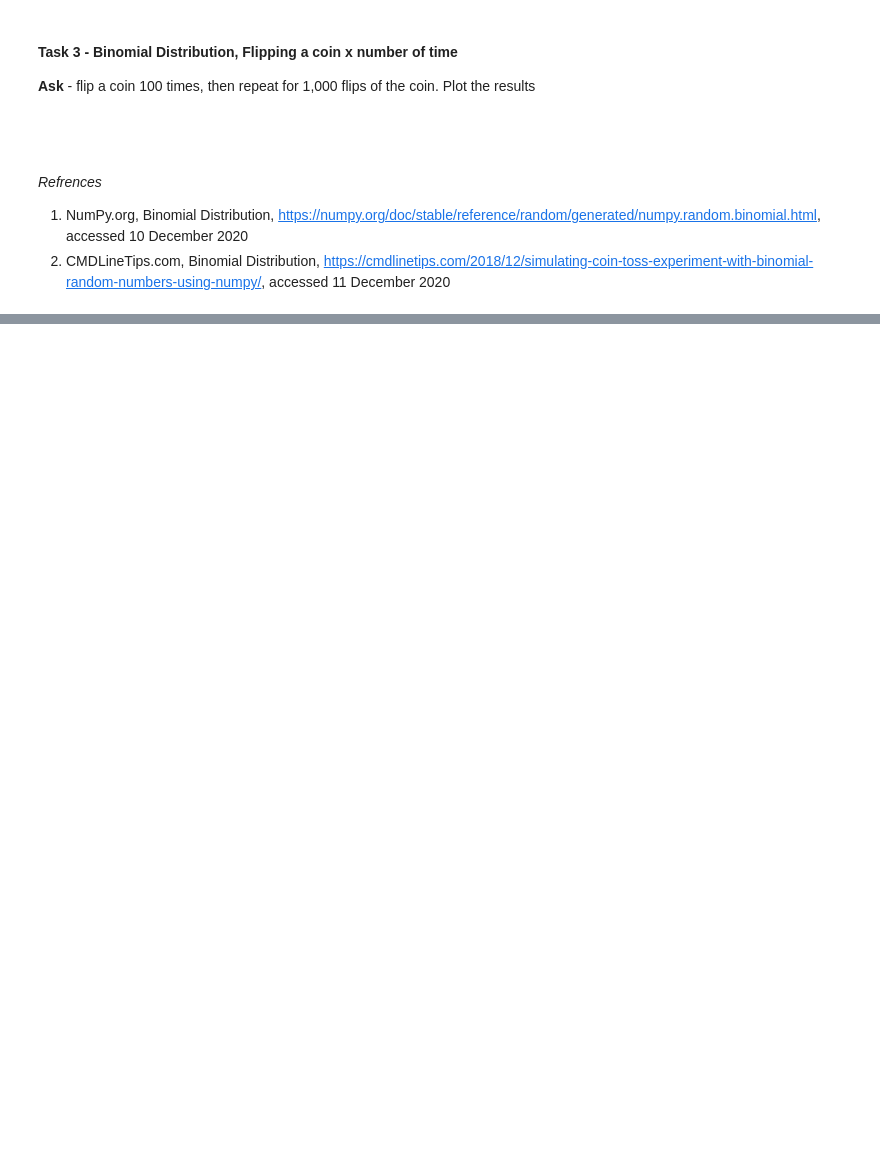
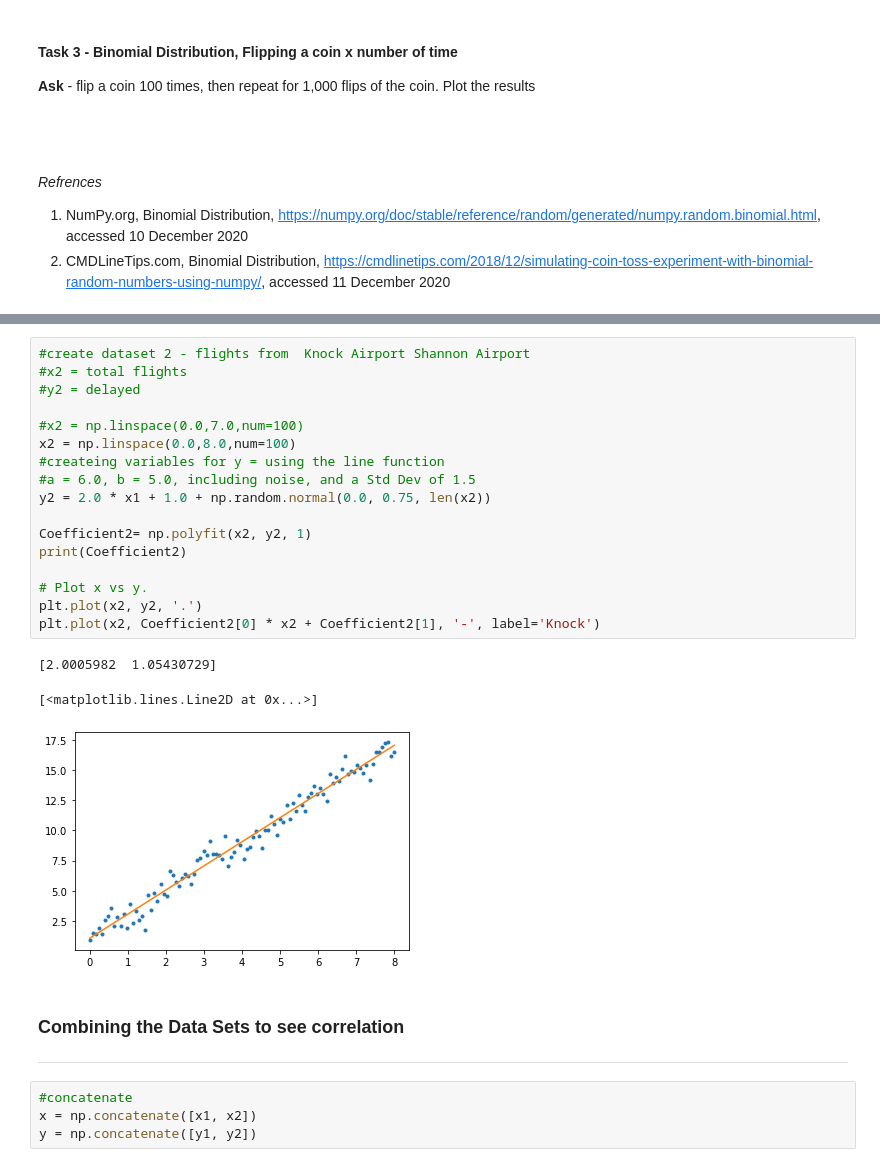
Before and after one commit to sinduff/jupyter, a Jupyter notebook: Task Work/Tasks Workbook.ipynb, the cells around one changed output, grey strips where cells are left out. Saved outputs shown, nothing was run; the diff lists cells and outputs as text; blank space fills up the shorter version.

```diff
--- a/Task Work/Tasks Workbook.ipynb
+++ b/Task Work/Tasks Workbook.ipynb
@@ -170,0 +163,29 @@ AttributeError: 'Line2D' object has no property 'kind'
+# %%
+#create dataset 2 - flights from  Knock Airport Shannon Airport
+#x2 = total flights
+#y2 = delayed
+
+#x2 = np.linspace(0.0,7.0,num=100)
+x2 = np.linspace(0.0,8.0,num=100)
+#createing variables for y = using the line function
+#a = 6.0, b = 5.0, including noise, and a Std Dev of 1.5
+y2 = 2.0 * x1 + 1.0 + np.random.normal(0.0, 0.75, len(x2))
+
+Coefficient2= np.polyfit(x2, y2, 1)
+print(Coefficient2)
+
+# Plot x vs y.
+plt.plot(x2, y2, '.')
+plt.plot(x2, Coefficient2[0] * x2 + Coefficient2[1], '-', label='Knock')
+# %% [output]
+[2.0005982  1.05430729]
+[<matplotlib.lines.Line2D at 0x...>]
+[figure, added]
+# %% [markdown]
+### Combining the Data Sets to see correlation
+
+***
+# %%
+#concatenate
+x = np.concatenate([x1, x2])
+y = np.concatenate([y1, y2])
```
Also changed, not shown: parts of 9 cells of this notebook, 1 other file.
